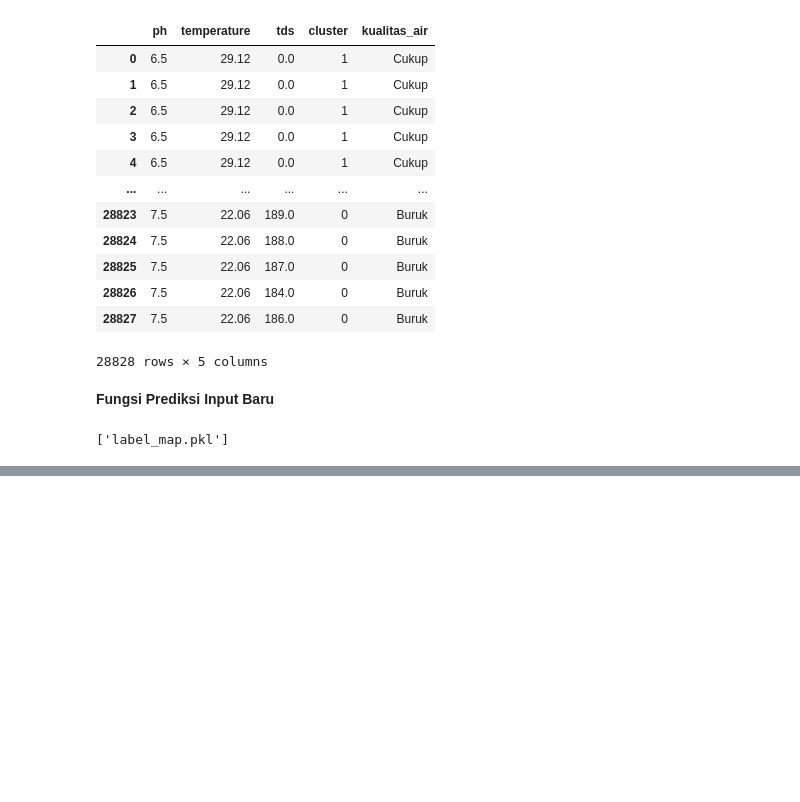
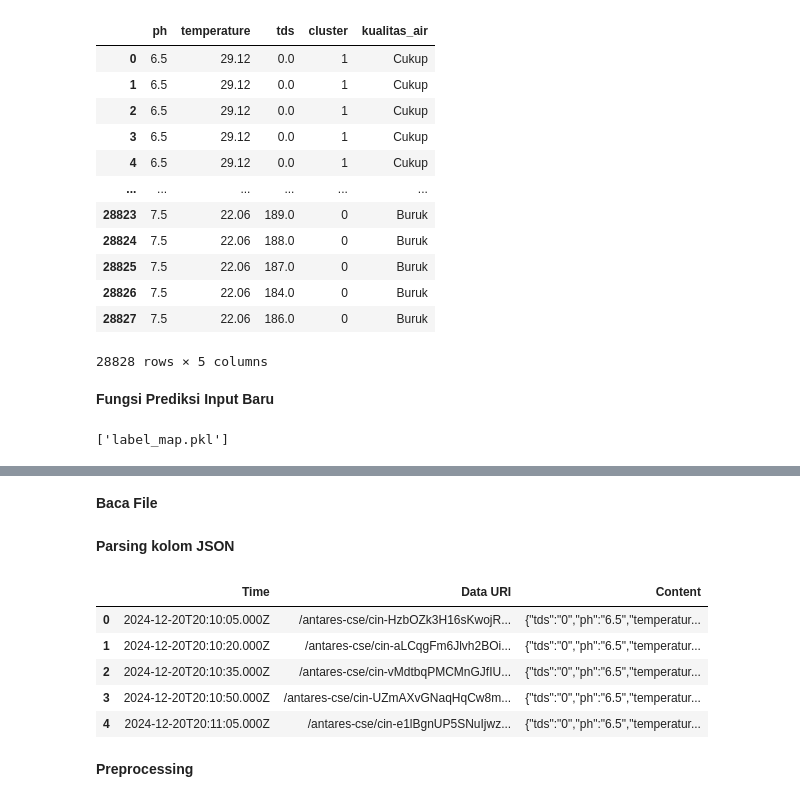
Before and after one commit to elyasareva/TA, a Jupyter notebook: Kmeans_Clustering.ipynb, the cells around one changed output, grey strips where cells are left out. Saved outputs shown, nothing was run; the diff lists cells and outputs as text; code cells hidden in the pictures; blank space fills up the shorter version.

```diff
--- a/Kmeans_Clustering.ipynb
+++ b/Kmeans_Clustering.ipynb
@@ -165,0 +201,14 @@ Kualitas air berdasarkan input: Buruk
+# %% [markdown]
+**Baca File**
+# %% [markdown]
+**Parsing kolom JSON**
+# %%
+df = pd.read_csv('data.csv')
+df.head()
+# %% [output]
+|  | Time | Data URI | Content |
+| 0 | 2024-12-20T20:10:05.000Z | /antares-cse/cin-HzbOZk3H16sKwojR... | {"tds":"0","ph":"6.5","temperatur... |
+| 1 | 2024-12-20T20:10:20.000Z | /antares-cse/cin-aLCqgFm6Jlvh2BOi... | {"tds":"0","ph":"6.5","temperatur... |
+| 2 | 2024-12-20T20:10:35.000Z | /antares-cse/cin-vMdtbqPMCMnGJfIU... | {"tds":"0","ph":"6.5","temperatur... |
+| 3 | 2024-12-20T20:10:50.000Z | /antares-cse/cin-UZmAXvGNaqHqCw8m... | {"tds":"0","ph":"6.5","temperatur... |
+| 4 | 2024-12-20T20:11:05.000Z | /antares-cse/cin-e1lBgnUP5SNuIjwz... | {"tds":"0","ph":"6.5","temperatur... |
@@ -165,0 +218,2 @@ Kualitas air berdasarkan input: Buruk
+# %% [markdown]
+**Preprocessing**
```
Also changed, not shown: parts of 27 cells of this notebook.
